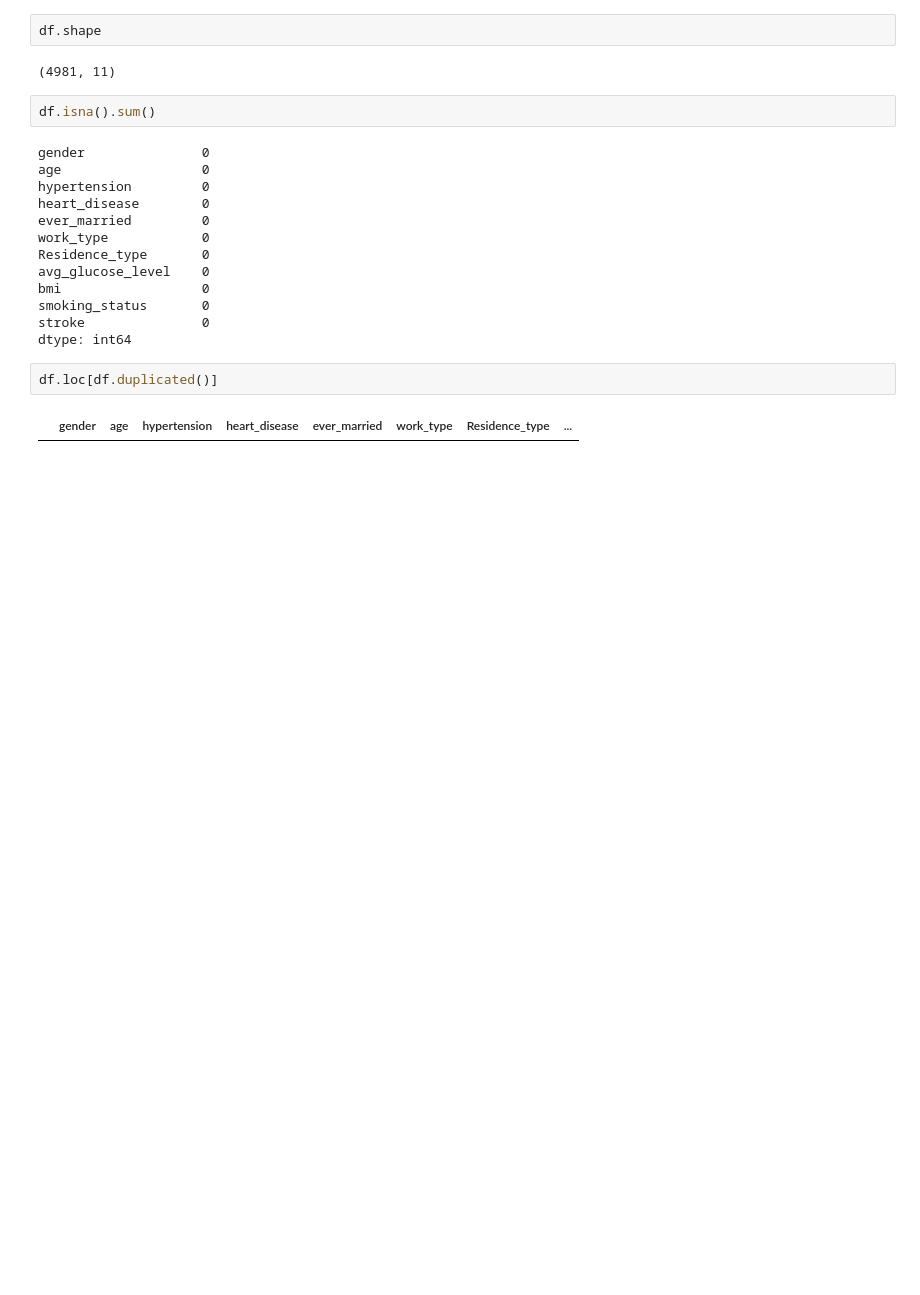
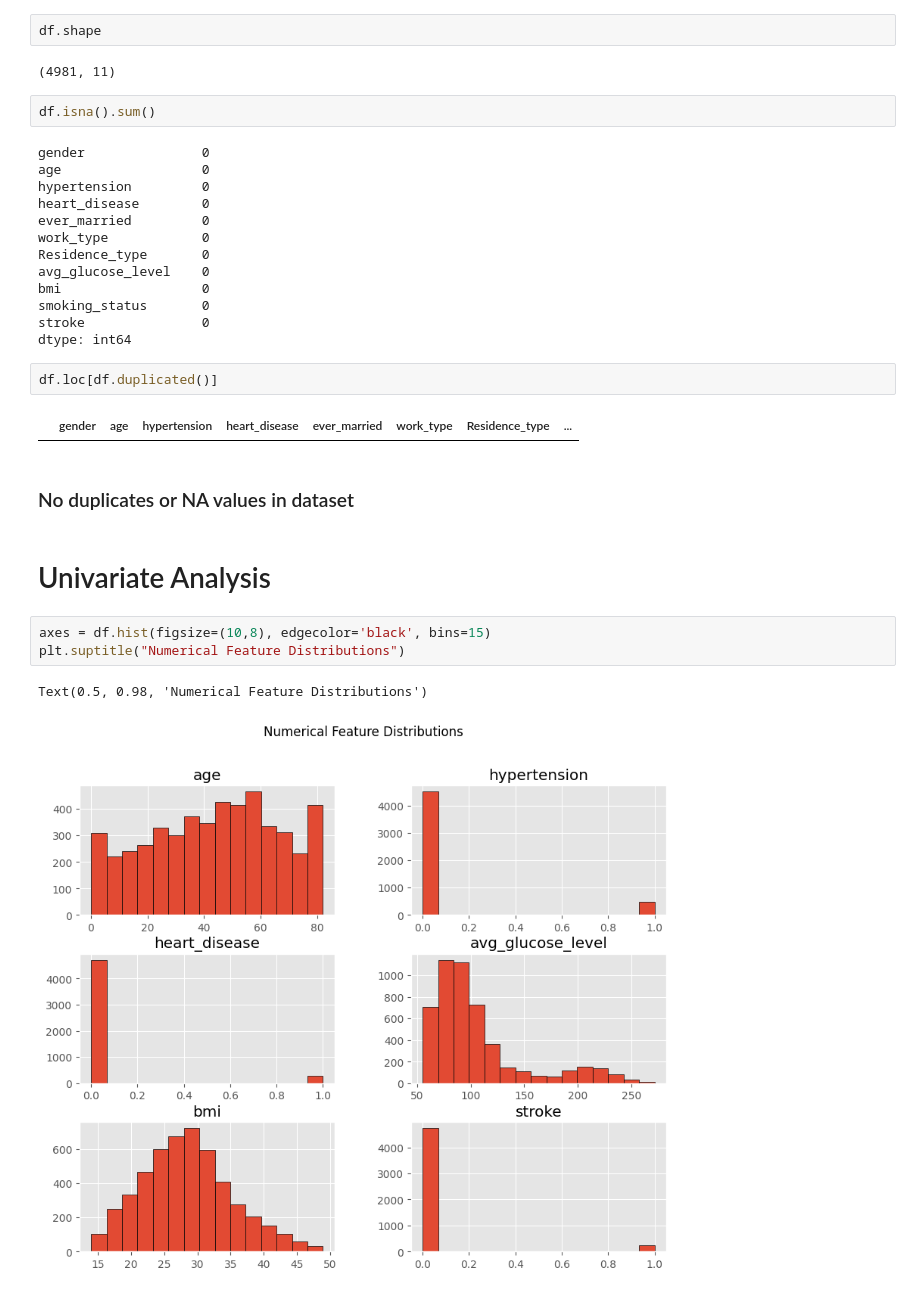
Before and after one commit to Shaun-L/Stroke_Prediction, a Jupyter notebook: stroke.ipynb, the cells around one changed output. Drawn from its saved outputs; the diff is of its cells as text; blank space fills up the shorter version.

```diff
--- a/stroke.ipynb
+++ b/stroke.ipynb
@@ -51,3 +65,13 @@ dtype: int64
 df.loc[df.duplicated()]
 # %% [output]
 |  | gender | age | hypertension | heart_disease | ever_married | work_type | Residence_type | ... |
+# %% [markdown]
+### No duplicates or NA values in dataset
+# %% [markdown]
+# Univariate Analysis
+# %%
+axes = df.hist(figsize=(10,8), edgecolor='black', bins=15)
+plt.suptitle("Numerical Feature Distributions")
+# %% [output]
+Text(0.5, 0.98, 'Numerical Feature Distributions')
+[figure, added]
```
Also changed, not shown: parts of 33 cells of this notebook, 1 other file.
